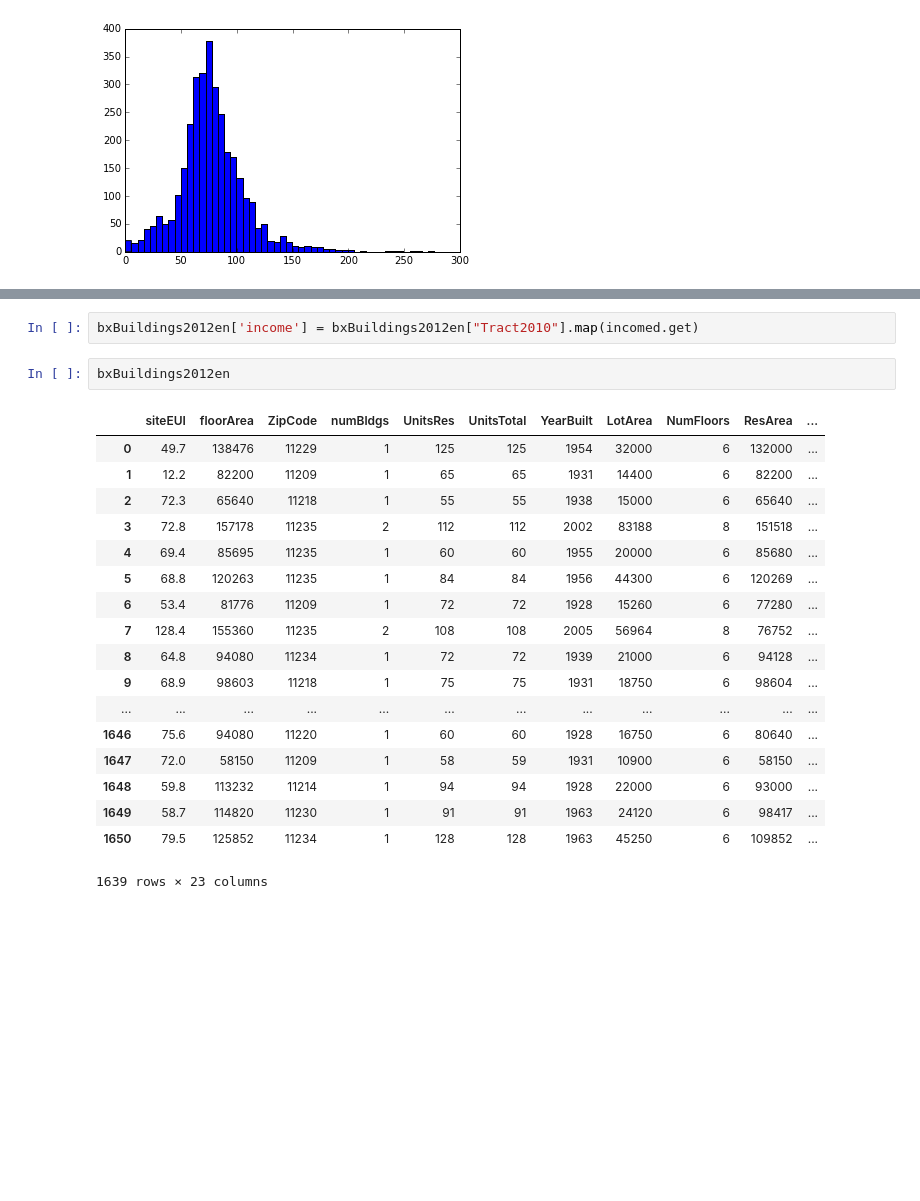
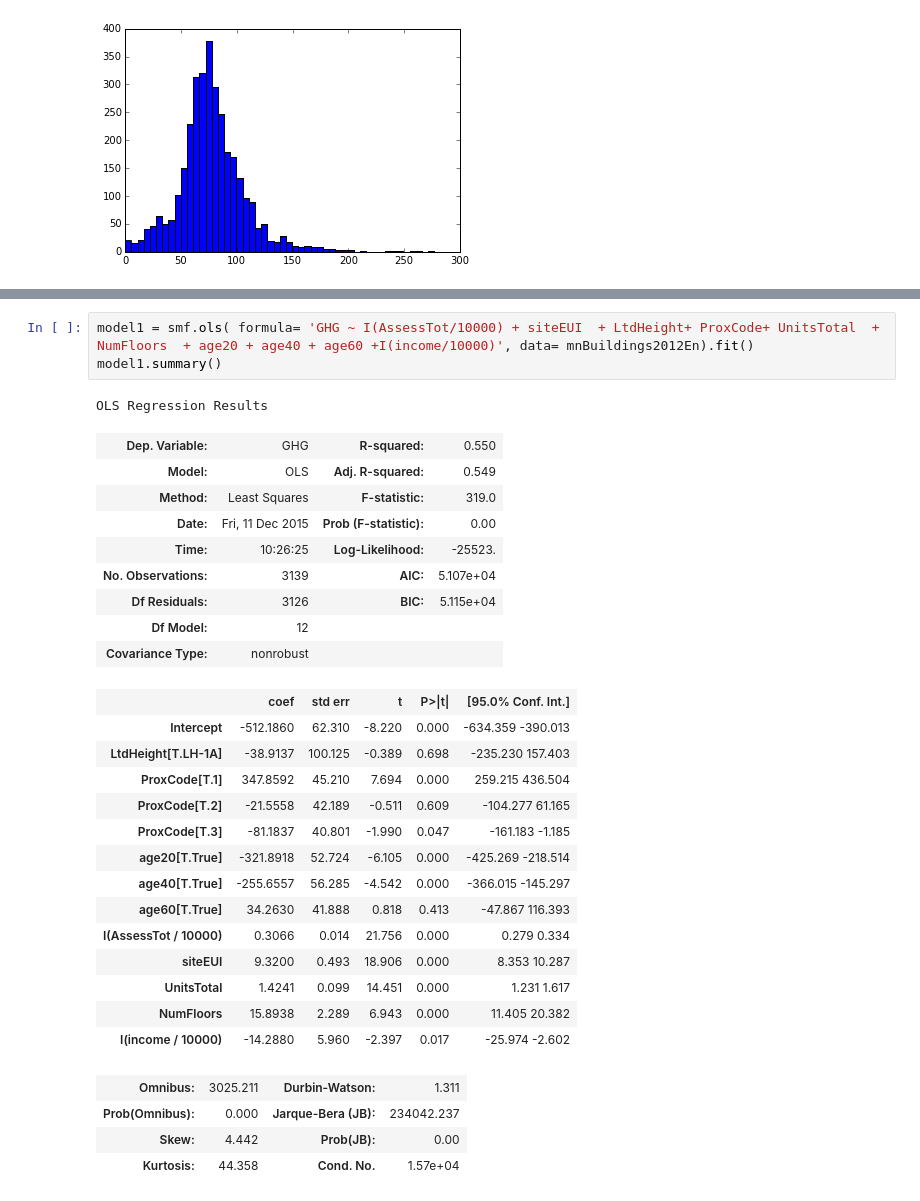
Before and after one commit to bilguun/nyc_building_energy, a Jupyter notebook: LL84.ipynb, the cells around one changed output, grey strips where cells are left out. Drawn from its saved outputs; the diff is of its cells as text; blank space fills up the shorter version.

```diff
--- a/LL84.ipynb
+++ b/LL84.ipynb
@@ -687,23 +343,32 @@ income
-# %%
-bxBuildings2012en['income'] = bxBuildings2012en["Tract2010"].map(incomed.get)
-# %%
-bxBuildings2012en
-# %% [output]
-|  | siteEUI | floorArea | ZipCode | numBldgs | UnitsRes | UnitsTotal | YearBuilt | LotArea | NumFloors | ResArea | ... |
-| 0 | 49.7 | 138476 | 11229 | 1 | 125 | 125 | 1954 | 32000 | 6 | 132000 | ... |
-| 1 | 12.2 | 82200 | 11209 | 1 | 65 | 65 | 1931 | 14400 | 6 | 82200 | ... |
-| 2 | 72.3 | 65640 | 11218 | 1 | 55 | 55 | 1938 | 15000 | 6 | 65640 | ... |
-| 3 | 72.8 | 157178 | 11235 | 2 | 112 | 112 | 2002 | 83188 | 8 | 151518 | ... |
-| 4 | 69.4 | 85695 | 11235 | 1 | 60 | 60 | 1955 | 20000 | 6 | 85680 | ... |
-| 5 | 68.8 | 120263 | 11235 | 1 | 84 | 84 | 1956 | 44300 | 6 | 120269 | ... |
-| 6 | 53.4 | 81776 | 11209 | 1 | 72 | 72 | 1928 | 15260 | 6 | 77280 | ... |
-| 7 | 128.4 | 155360 | 11235 | 2 | 108 | 108 | 2005 | 56964 | 8 | 76752 | ... |
-| 8 | 64.8 | 94080 | 11234 | 1 | 72 | 72 | 1939 | 21000 | 6 | 94128 | ... |
-| 9 | 68.9 | 98603 | 11218 | 1 | 75 | 75 | 1931 | 18750 | 6 | 98604 | ... |
-| ... | ... | ... | ... | ... | ... | ... | ... | ... | ... | ... | ... |
-| 1646 | 75.6 | 94080 | 11220 | 1 | 60 | 60 | 1928 | 16750 | 6 | 80640 | ... |
-| 1647 | 72.0 | 58150 | 11209 | 1 | 58 | 59 | 1931 | 10900 | 6 | 58150 | ... |
-| 1648 | 59.8 | 113232 | 11214 | 1 | 94 | 94 | 1928 | 22000 | 6 | 93000 | ... |
-| 1649 | 58.7 | 114820 | 11230 | 1 | 91 | 91 | 1963 | 24120 | 6 | 98417 | ... |
-| 1650 | 79.5 | 125852 | 11234 | 1 | 128 | 128 | 1963 | 45250 | 6 | 109852 | ... |
-1639 rows × 23 columns
+# %%
+model1 = smf.ols( formula= 'GHG ~ I(AssessTot/10000) + siteEUI  + LtdHeight+ ProxCode+ UnitsTotal  + NumFloors  + age20 + age40 + age60 +I(income/10000)', data= mnBuildings2012En).fit()
+model1.summary()
+# %% [output]
+OLS Regression Results
+| Dep. Variable: | GHG | R-squared: | 0.550 |
+| Model: | OLS | Adj. R-squared: | 0.549 |
+| Method: | Least Squares | F-statistic: | 319.0 |
+| Date: | Fri, 11 Dec 2015 | Prob (F-statistic): | 0.00 |
+| Time: | 10:26:25 | Log-Likelihood: | -25523. |
+| No. Observations: | 3139 | AIC: | 5.107e+04 |
+| Df Residuals: | 3126 | BIC: | 5.115e+04 |
+| Df Model: | 12 |  |  |
+| Covariance Type: | nonrobust |  |  |
+|  | coef | std err | t | P>|t| | [95.0% Conf. Int.] |
+| Intercept | -512.1860 | 62.310 | -8.220 | 0.000 | -634.359 -390.013 |
+| LtdHeight[T.LH-1A] | -38.9137 | 100.125 | -0.389 | 0.698 | -235.230 157.403 |
+| ProxCode[T.1] | 347.8592 | 45.210 | 7.694 | 0.000 | 259.215 436.504 |
+| ProxCode[T.2] | -21.5558 | 42.189 | -0.511 | 0.609 | -104.277 61.165 |
+| ProxCode[T.3] | -81.1837 | 40.801 | -1.990 | 0.047 | -161.183 -1.185 |
+| age20[T.True] | -321.8918 | 52.724 | -6.105 | 0.000 | -425.269 -218.514 |
+| age40[T.True] | -255.6557 | 56.285 | -4.542 | 0.000 | -366.015 -145.297 |
+| age60[T.True] | 34.2630 | 41.888 | 0.818 | 0.413 | -47.867 116.393 |
+| I(AssessTot / 10000) | 0.3066 | 0.014 | 21.756 | 0.000 | 0.279 0.334 |
+| siteEUI | 9.3200 | 0.493 | 18.906 | 0.000 | 8.353 10.287 |
+| UnitsTotal | 1.4241 | 0.099 | 14.451 | 0.000 | 1.231 1.617 |
+| NumFloors | 15.8938 | 2.289 | 6.943 | 0.000 | 11.405 20.382 |
+| I(income / 10000) | -14.2880 | 5.960 | -2.397 | 0.017 | -25.974 -2.602 |
+| Omnibus: | 3025.211 | Durbin-Watson: | 1.311 |
+| Prob(Omnibus): | 0.000 | Jarque-Bera (JB): | 234042.237 |
+| Skew: | 4.442 | Prob(JB): | 0.00 |
+| Kurtosis: | 44.358 | Cond. No. | 1.57e+04 |
```
Also changed, not shown: parts of 58 cells of this notebook.
